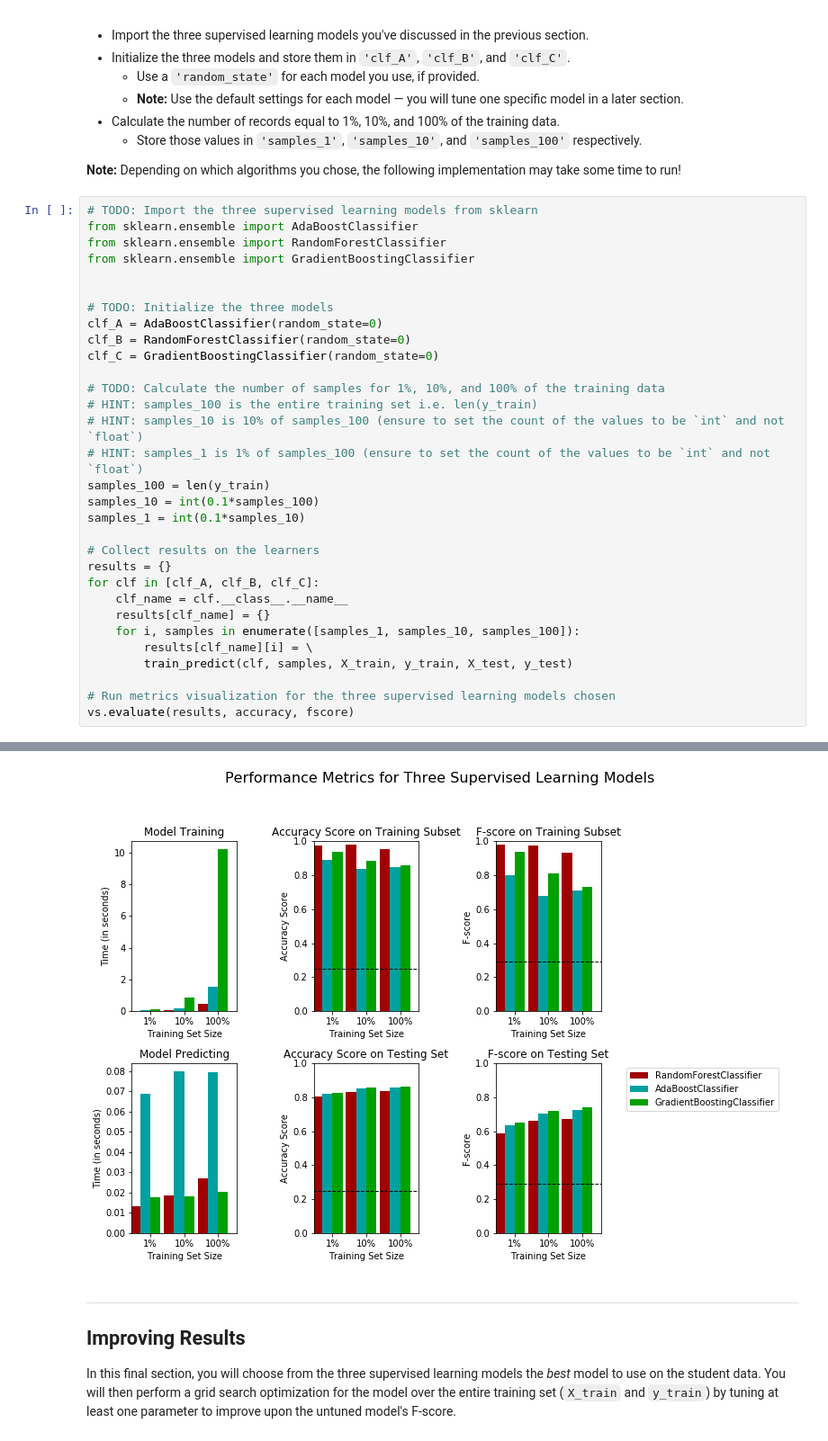
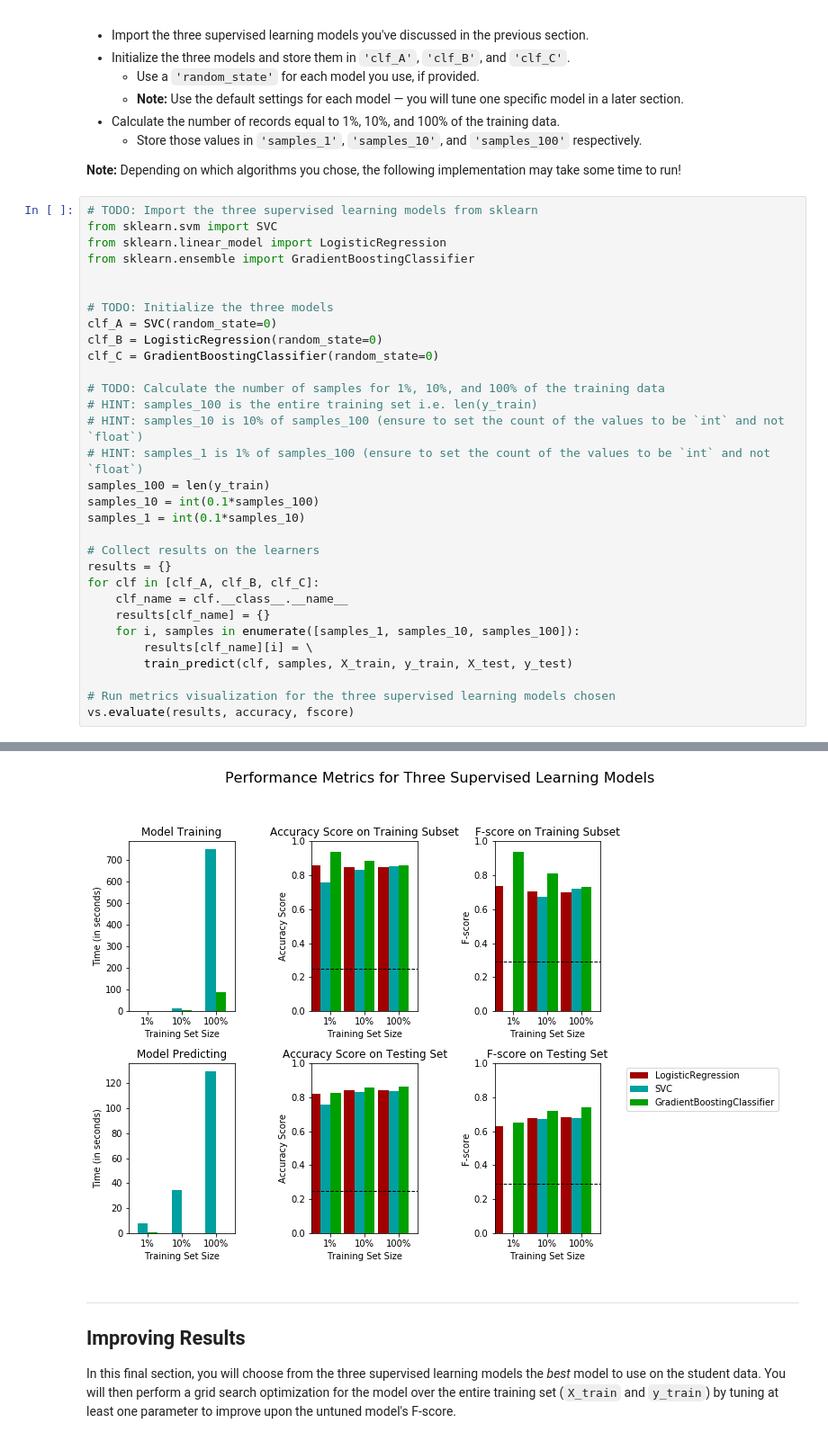
Before and after one commit to oyoot/finding_donors, a Jupyter notebook: finding_donors.ipynb, the cells around one changed output, grey strips where cells are left out. Shown: that part at 90% size. Cells and saved outputs as stored; diff of their text form.

```diff
--- a/finding_donors.ipynb
+++ b/finding_donors.ipynb
@@ -414,14 +422,14 @@ In the code cell, you will need to implement the following:
 **Note:** Depending on which algorithms you chose, the following implementation may take some time to run!
 # %%
 # TODO: Import the three supervised learning models from sklearn
-from sklearn.ensemble import AdaBoostClassifier
-from sklearn.ensemble import RandomForestClassifier
+from sklearn.svm import SVC
+from sklearn.linear_model import LogisticRegression
 from sklearn.ensemble import GradientBoostingClassifier
 
 
 # TODO: Initialize the three models
-clf_A = AdaBoostClassifier(random_state=0)
-clf_B = RandomForestClassifier(random_state=0)
+clf_A = SVC(random_state=0)
+clf_B = LogisticRegression(random_state=0)
 clf_C = GradientBoostingClassifier(random_state=0)
 
 # TODO: Calculate the number of samples for 1%, 10%, and 100% of the training data
@@ -453,7 +461,7 @@ RandomForestClassifier trained on 36177 samples.
 GradientBoostingClassifier trained on 361 samples.
 GradientBoostingClassifier trained on 3617 samples.
 GradientBoostingClassifier trained on 36177 samples.
-[figure, old version]
+[figure, new version]
 # %% [markdown]
 ----
 ## Improving Results
```
Also changed, not shown: parts of 6 cells of this notebook, 1 other file.
